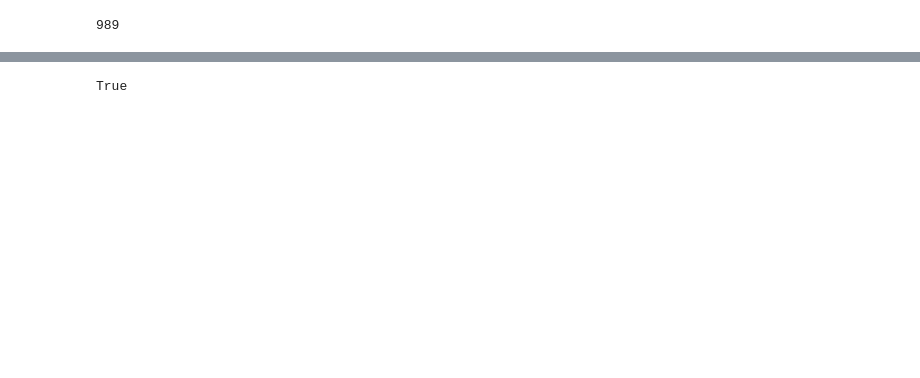
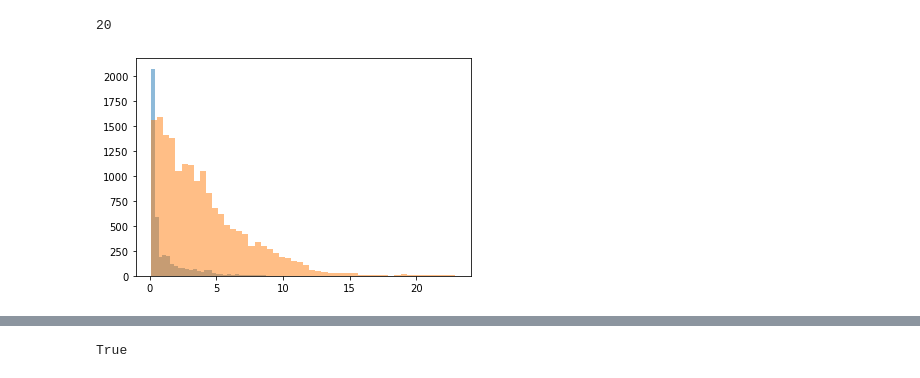
Before and after one commit to romaroman/pharma, a Jupyter notebook: notebooks/hash/ranking.ipynb, the cells around one changed output, grey strips where cells are left out. Cells and saved outputs as stored; diff of their text form; code cells hidden in the pictures; blank space fills up the shorter version.

Commit message:
After reproduction a result

```diff
--- a/notebooks/hash/ranking.ipynb
+++ b/notebooks/hash/ranking.ipynb
@@ -18,11 +15,16 @@ The autoreload extension is already loaded. To reload it, use:
 # %%
-df_combined = pd.read_csv('../../search_results/LOPQ+Both+resnet18+256+20.csv', index_col=None)
+df_combined = pd.read_csv('/ndata/chaban/pharmapack/CSVs/lopq/LOPQ:BOTH:resnet50:512:20:part.csv', index_col=None)
 excluded_classes = ['0235_D01_S001', '0200_D01_S001', '0049_D01_S001', '0842_D01_S001', '0337_D01_S001', '0263_D01_S001', '0735_D01_S001', '0541_D01_S001', '0311_D01_S001']
 len(excluded_classes)
 df_combined = df_combined[~df_combined.package_actual.isin(excluded_classes)]
 df_combined.package_actual.nunique()
 # %% [output]
-989
+20
+# %%
+s = plt.hist(df_combined[df_combined.match].distance, bins=50, alpha=0.5)
+s1 = plt.hist(df_combined[~df_combined.match].distance, bins=50, alpha=0.5)
+# %% [output]
+[figure, added]
 # %%
 df_bad_samples = pd.read_csv('to_investigate.csv', index_col=None)
 # %%
```
Also changed, not shown: parts of 6 cells of this notebook, 9 other files.
